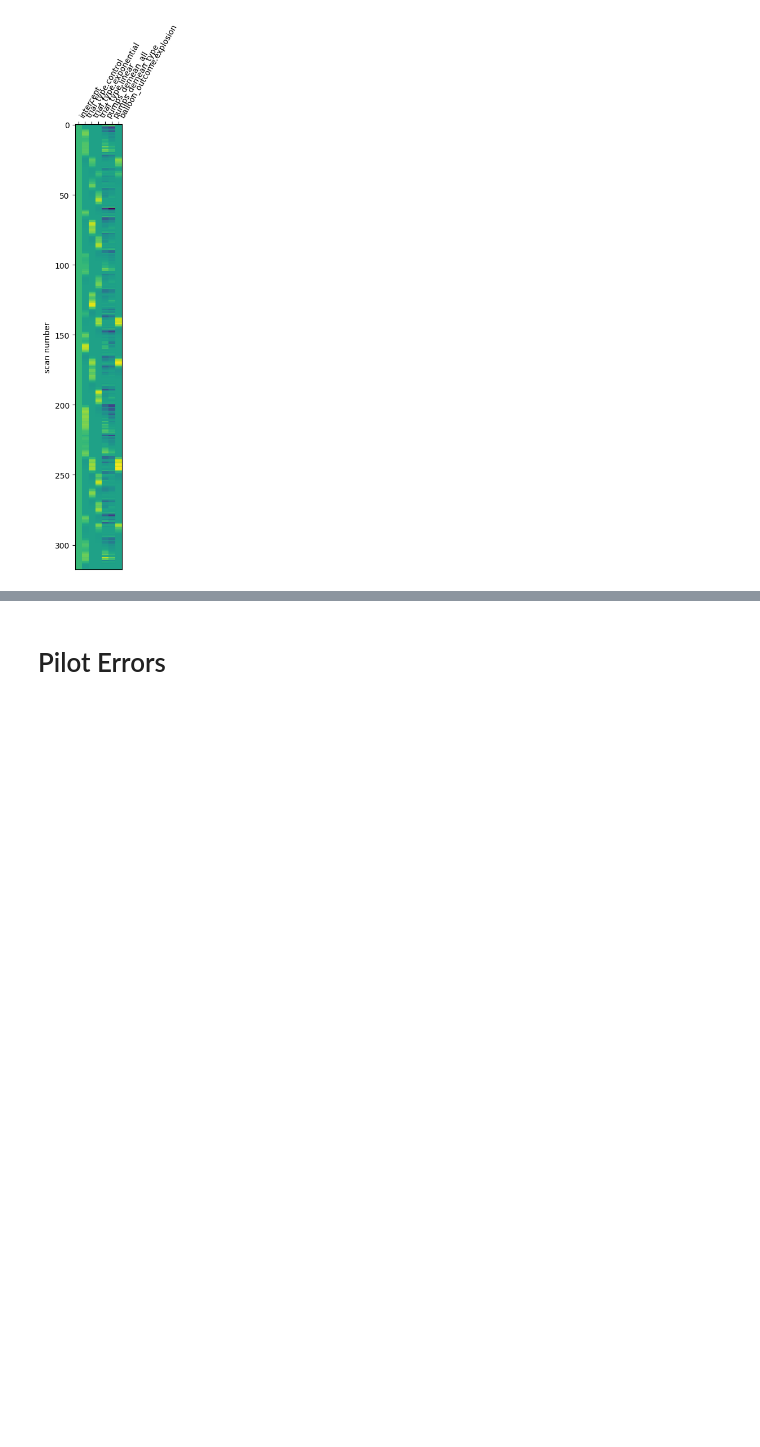
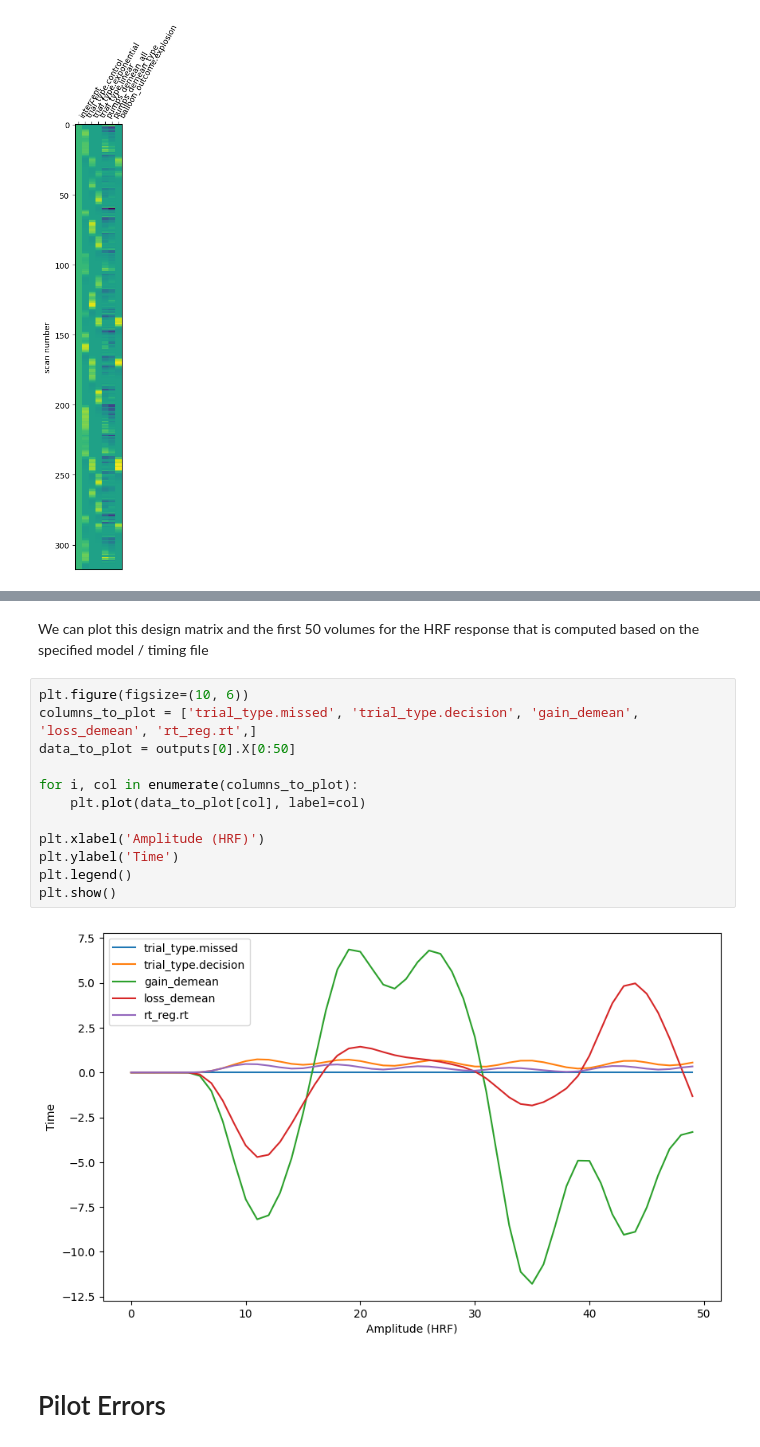
Before and after one commit to lobennett/openneuro_glmfitlins, a Jupyter notebook: scripts/jupyter_notebooks/transformations.ipynb, the cells around one changed output, grey strips where cells are left out. Drawn from its saved outputs; the diff is of its cells as text; blank space fills up the shorter version.

```diff
--- a/scripts/jupyter_notebooks/transformations.ipynb
+++ b/scripts/jupyter_notebooks/transformations.ipynb
@@ -925,3 +1229,19 @@ In this instance, the trial_type column had 'strings' and 'n/a' values.
+# %% [markdown]
+We can plot this design matrix and the first 50 volumes for the HRF response that is computed based on the specified model / timing file
+# %%
+plt.figure(figsize=(10, 6))
+columns_to_plot = ['trial_type.missed', 'trial_type.decision', 'gain_demean', 'loss_demean', 'rt_reg.rt',]
+data_to_plot = outputs[0].X[0:50]
+
+for i, col in enumerate(columns_to_plot):
+    plt.plot(data_to_plot[col], label=col)
+
+plt.xlabel('Amplitude (HRF)')
+plt.ylabel('Time')
+plt.legend()
+plt.show()
+# %% [output]
+[figure, added]
 # %% [markdown]
 # Pilot Errors
 # %% [markdown]
```
Also changed, not shown: parts of 36 cells of this notebook, 47 other files.
